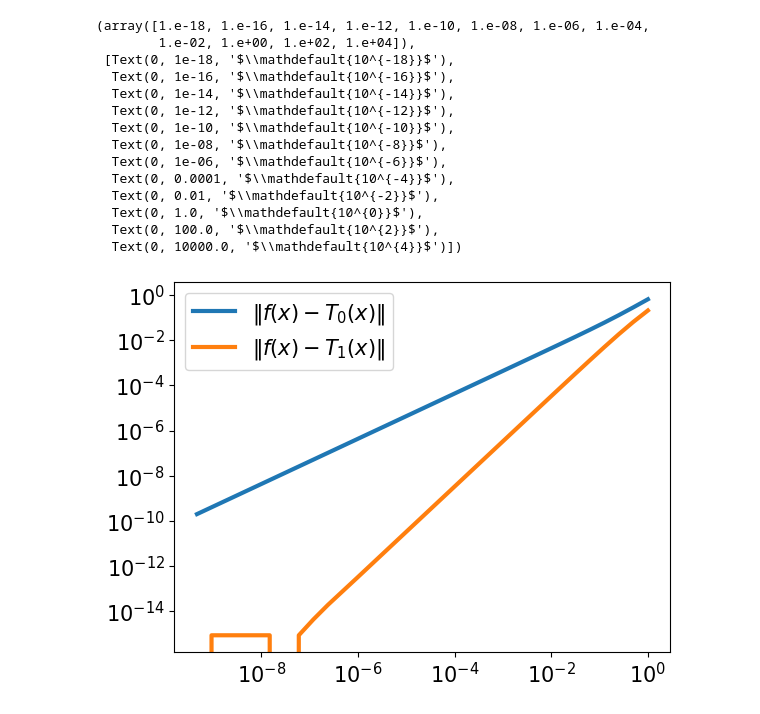
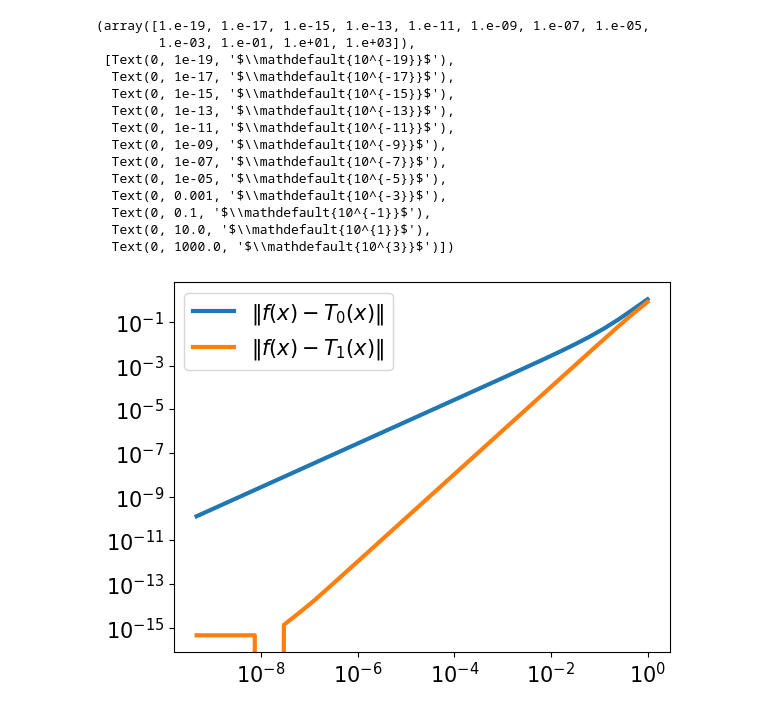
Before and after one commit to majedo-net/csmplace1, a Jupyter notebook: finalprojectgradients.ipynb, the cells around one changed output. Cells and saved outputs as stored; diff of their text form; code cells hidden in the pictures.

```diff
--- a/finalprojectgradients.ipynb
+++ b/finalprojectgradients.ipynb
@@ -43,16 +43,21 @@ def grad_W(x,y,v_pair_in):
 #            for j in range(counts[i]):
 #                grad_x[i] = grad_x[i] + np.exp(x[i])/(np.exp(x[i])+np.exp(x[i-1*(mult[j])])) - np.exp(-x[i])/(np.exp(-x[i]) + np.exp(-x[i-1*mult[j]]))
 
-    for i in unique:
-        if counts[i] == 1 and i == 0:
-            grad_y[i] = np.exp(y[i])/(np.exp(y[i]) + np.exp(y[i+1])) - np.exp(-y[i])/(np.exp(-y[i]) + np.exp(-y[i+1]))
-        elif counts[i] == 1 and i == 2:
-            grad_y[i] = np.exp(y[i])/(np.exp(y[i]) + np.exp(y[i-1])) - np.exp(-y[i])/(np.exp(-y[i]) + np.exp(-y[i-1]))
-        else:
-            mult = [1, -1]
-            for j in range(counts[i]):
-                grad_y[i] = grad_y[i] + np.exp(y[i])/(np.exp(y[i])+np.exp(y[i-1*(mult[j])])) - np.exp(-y[i])/(np.exp(-y[i]) + np.exp(-y[i-1*mult[j]]))
+  # for i in unique:
+  #     if counts[i] == 1 and i == 0:
+  #         grad_y[i] = np.exp(y[i]/gamma)/(np.exp(y[i]/gamma) + np.exp(y[i+1]/gamma)) - np.exp(-y[i]/gamma)/(np.exp(-y[i]/gamma) + np.exp(-y[i+1]/gamma))
+  #     elif counts[i] == 1 and i == 2:
+  #         grad_y[i] = np.exp(y[i]/gamma)/(np.exp(y[i]/gamma) + np.exp(y[i-1]/gamma)) - np.exp(-y[i]/gamma)/(np.exp(-y[i]/gamma) + np.exp(-y[i-1]/gamma))
+  #     else:
+  #         mult = [1, -1]
+  #         for j in range(counts[i]):
+  #             grad_y[i] = grad_y[i] + np.exp(y[i]/gamma)/(np.exp(y[i]/gamma)+np.exp(y[i-1*(mult[j])]/gamma)) - np.exp(-y[i]/gamma)/(np.exp(-y[i]/gamma) + np.exp(-y[i-1*mult[j]]/gamma))
 
+    grad_y[0] = ( np.exp(y[0]/gamma)/(np.exp(y[0]/gamma) + np.exp(y[0+1]/gamma)) ) - (np.exp(-y[0]/gamma)/(np.exp(-y[0]/gamma) + np.exp(-y[0+1]/gamma)))
+
+    grad_y[1] = ( np.exp(y[1]/gamma)/(np.exp(y[1]/gamma) + np.exp(y[1+1]/gamma)) ) - (np.exp(-y[1]/gamma)/(np.exp(-y[1]/gamma) + np.exp(-y[1+1]/gamma))) + ( np.exp(y[1]/gamma)/(np.exp(y[1]/gamma) + np.exp(y[1-1]/gamma)) ) - (np.exp(-y[1]/gamma)/(np.exp(-y[1]/gamma) + np.exp(-y[1-1]/gamma)))
+
+    grad_y[2] = ( np.exp(y[2]/gamma)/(np.exp(y[2]/gamma) + np.exp(y[2-1]/gamma)) ) - (np.exp(-y[2]/gamma)/(np.exp(-y[2]/gamma) + np.exp(-y[2-1]/gamma)))
 
     grad_w = np.vstack((grad_x, grad_y))
     return grad_w, grad_x, grad_y
@@ -134,12 +139,12 @@ err1 = np.zeros(max_iters)
 for i in range(max_iters):
   h[i] = 2**(-i) # halve our stepsize every time
 
-  fv = W(x0 + h[i]*v_x,y0,v_pair_ind)
+  fv = W(x0 + h[i]*v_x,y0+ h[i]*v_y,v_pair_ind)
   T0 = W(x0,y0,v_pair_ind)
 
   [grad_w, grad_x, grad_y] = grad_W(x0,y0,v_pair_ind)
 
-  T1 = T0 + h[i]*np.matmul(grad_x, v_x)
+  T1 = T0 + h[i]*np.sum(grad_w* v_stack)
 
   err0[i] = np.linalg.norm(fv - T0) # this error should be linear
   err1[i] = np.linalg.norm(fv - T1) # this error should be quadratic
@@ -175,15 +180,15 @@ h: 4.657e-10,    err0: 2.024e-10,        err1: 0.000e+00
-(array([1.e-18, 1.e-16, 1.e-14, 1.e-12, 1.e-10, 1.e-08, 1.e-06, 1.e-04,
-        1.e-02, 1.e+00, 1.e+02, 1.e+04]),
- [Text(0, 1e-18, '$\\mathdefault{10^{-18}}$'),
-  Text(0, 1e-16, '$\\mathdefault{10^{-16}}$'),
-  Text(0, 1e-14, '$\\mathdefault{10^{-14}}$'),
-  Text(0, 1e-12, '$\\mathdefault{10^{-12}}$'),
-  Text(0, 1e-10, '$\\mathdefault{10^{-10}}$'),
-  Text(0, 1e-08, '$\\mathdefault{10^{-8}}$'),
-  Text(0, 1e-06, '$\\mathdefault{10^{-6}}$'),
-  Text(0, 0.0001, '$\\mathdefault{10^{-4}}$'),
-  Text(0, 0.01, '$\\mathdefault{10^{-2}}$'),
-  Text(0, 1.0, '$\\mathdefault{10^{0}}$'),
-  Text(0, 100.0, '$\\mathdefault{10^{2}}$'),
-  Text(0, 10000.0, '$\\mathdefault{10^{4}}$')])
+(array([1.e-19, 1.e-17, 1.e-15, 1.e-13, 1.e-11, 1.e-09, 1.e-07, 1.e-05,
+        1.e-03, 1.e-01, 1.e+01, 1.e+03]),
+ [Text(0, 1e-19, '$\\mathdefault{10^{-19}}$'),
+  Text(0, 1e-17, '$\\mathdefault{10^{-17}}$'),
+  Text(0, 1e-15, '$\\mathdefault{10^{-15}}$'),
+  Text(0, 1e-13, '$\\mathdefault{10^{-13}}$'),
+  Text(0, 1e-11, '$\\mathdefault{10^{-11}}$'),
+  Text(0, 1e-09, '$\\mathdefault{10^{-9}}$'),
+  Text(0, 1e-07, '$\\mathdefault{10^{-7}}$'),
+  Text(0, 1e-05, '$\\mathdefault{10^{-5}}$'),
+  Text(0, 0.001, '$\\mathdefault{10^{-3}}$'),
+  Text(0, 0.1, '$\\mathdefault{10^{-1}}$'),
+  Text(0, 10.0, '$\\mathdefault{10^{1}}$'),
+  Text(0, 1000.0, '$\\mathdefault{10^{3}}$')])
-[figure, old version]
+[figure, new version]
```
Also changed, not shown: parts of 1 cell of this notebook.
